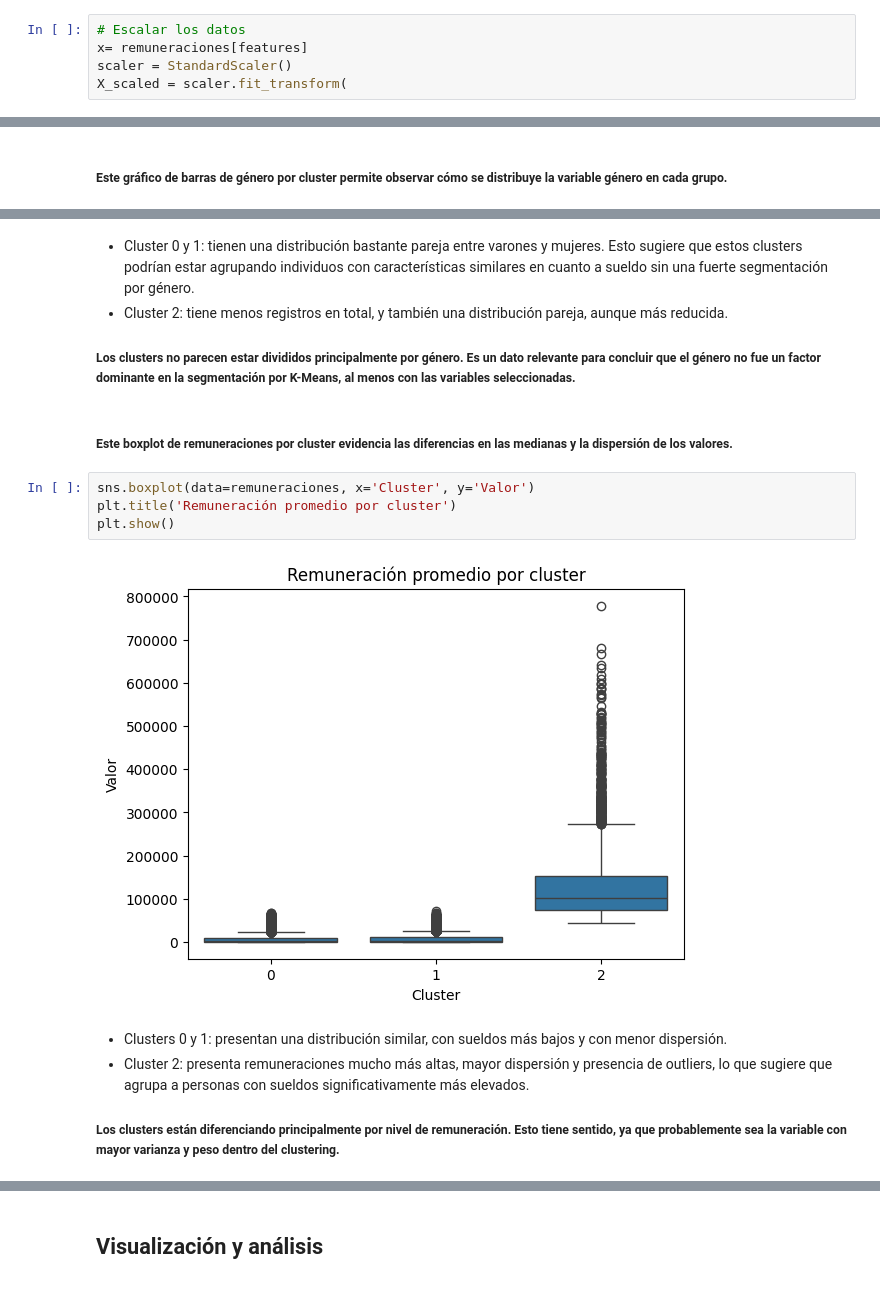
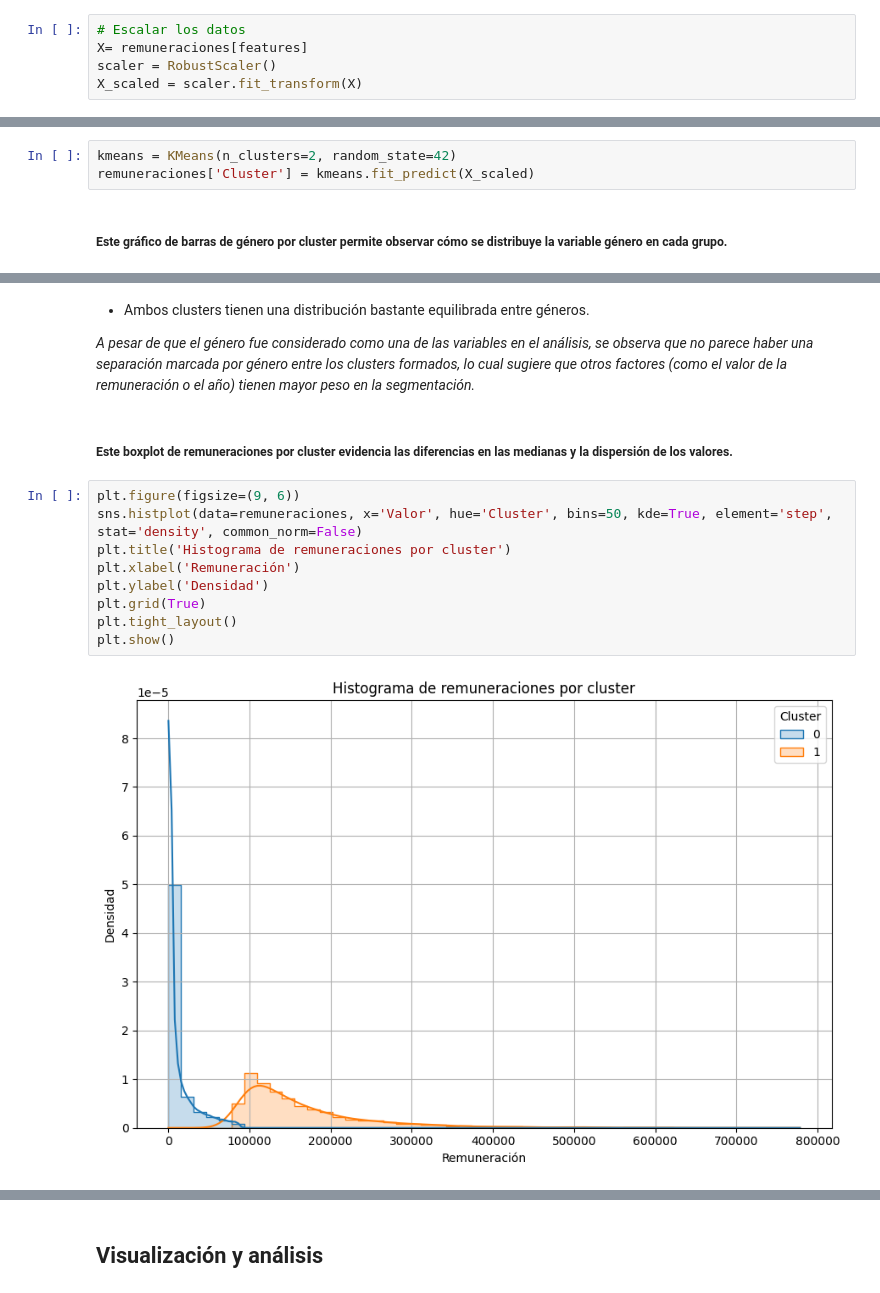
Before and after one commit to jorgelinasigal/datascience, a Jupyter notebook: proyectofinal/cuarta pre-entrega/remuneracion.ipynb, the cells around one changed output, grey strips where cells are left out. Drawn from its saved outputs; the diff is of its cells as text.

```diff
--- a/proyectofinal/cuarta pre-entrega/remuneracion.ipynb
+++ b/proyectofinal/cuarta pre-entrega/remuneracion.ipynb
@@ -181,6 +208,6 @@ remuneraciones['Industria'] = le.fit_transform(remuneraciones['Industria'])
 features = ['Valor', 'Año', 'Genero', 'Industria']
 # %%
 # Escalar los datos
-x= remuneraciones[features]
-scaler = StandardScaler()
-X_scaled = scaler.fit_transform(
+X= remuneraciones[features]
+scaler = RobustScaler()
+X_scaled = scaler.fit_transform(X)
@@ -224,3 +274,6 @@ remuneraciones['Cluster'] = kmeans.fit_predict(X_scaled)
+# %%
+kmeans = KMeans(n_clusters=2, random_state=42)
+remuneraciones['Cluster'] = kmeans.fit_predict(X_scaled)
 # %% [markdown]
 ##### Este gráfico de barras de género por cluster permite observar cómo se distribuye la variable género en cada grupo.
 # %%
@@ -232,16 +285,17 @@ plt.show()
-# %% [markdown]
-- Cluster 0 y 1: tienen una distribución bastante pareja entre varones y mujeres. Esto sugiere que estos clusters podrían estar agrupando individuos con características similares en cuanto a sueldo sin una fuerte segmentación por género.
-- Cluster 2: tiene menos registros en total, y también una distribución pareja, aunque más reducida.
-##### Los clusters no parecen estar divididos principalmente por género. Es un dato relevante para concluir que el género no fue un factor dominante en la segmentación por K-Means, al menos con las variables seleccionadas.
+# %% [markdown]
+- Ambos clusters tienen una distribución bastante equilibrada entre géneros.
+
+*A pesar de que el género fue considerado como una de las variables en el análisis, se observa que no parece haber una separación marcada por género entre los clusters formados, lo cual sugiere que otros factores (como el valor de la remuneración o el año) tienen mayor peso en la segmentación.*
 # %% [markdown]
 ##### Este boxplot de remuneraciones por cluster evidencia las diferencias en las medianas y la dispersión de los valores.
 # %%
-sns.boxplot(data=remuneraciones, x='Cluster', y='Valor')
-plt.title('Remuneración promedio por cluster')
+plt.figure(figsize=(9, 6))
+sns.histplot(data=remuneraciones, x='Valor', hue='Cluster', bins=50, kde=True, element='step', stat='density', common_norm=False)
+plt.title('Histograma de remuneraciones por cluster')
+plt.xlabel('Remuneración')
+plt.ylabel('Densidad')
+plt.grid(True)
+plt.tight_layout()
 plt.show()
 # %% [output]
-[figure, old version]
+[figure, new version]
-# %% [markdown]
-- Clusters 0 y 1: presentan una distribución similar, con sueldos más bajos y con menor dispersión.
-- Cluster 2: presenta remuneraciones mucho más altas, mayor dispersión y presencia de outliers, lo que sugiere que agrupa a personas con sueldos significativamente más elevados.
-##### Los clusters están diferenciando principalmente por nivel de remuneración. Esto tiene sentido, ya que probablemente sea la variable con mayor varianza y peso dentro del clustering.
```
Also changed, not shown: parts of 26 cells of this notebook.
